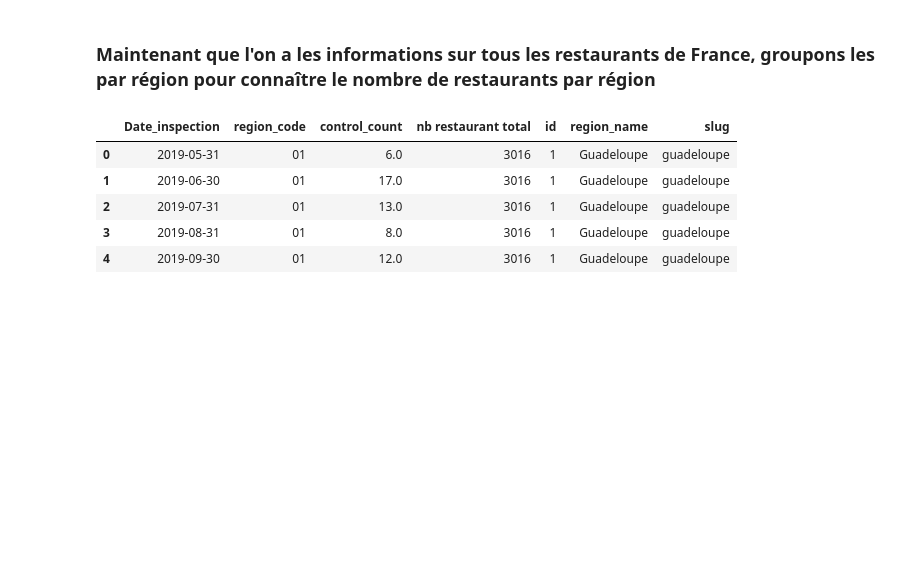
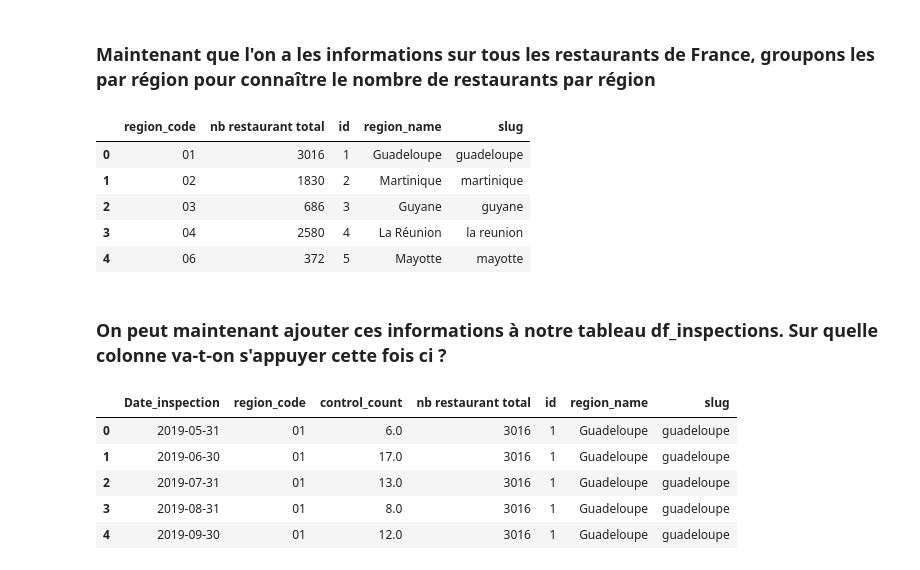
Before and after one commit to etalab-ia/ami-ia, a Jupyter notebook: session2/introduction_a_la_data_visualisation.ipynb, the cells around one changed output. Drawn from its saved outputs; the diff is of its cells as text; code cells hidden in the pictures; blank space fills up the shorter version.

```diff
--- a/session2/introduction_a_la_data_visualisation.ipynb
+++ b/session2/introduction_a_la_data_visualisation.ipynb
@@ -438,5 +443,15 @@ restaurants_with_regions.head()
 # %%
 nb_rest_regions = restaurants_with_regions.groupby(['region_code'])['siret'].count().reset_index(level = 'region_code')
 nb_rest_regions.columns = ['region_code','nb restaurant total']
 nb_rest_regions = pd.merge(nb_rest_regions, df_regions, how= 'left', on = 'region_code')
+nb_rest_regions.head()
+# %% [output]
+|  | region_code | nb restaurant total | id | region_name | slug |
+| 0 | 01 | 3016 | 1 | Guadeloupe | guadeloupe |
+| 1 | 02 | 1830 | 2 | Martinique | martinique |
+| 2 | 03 | 686 | 3 | Guyane | guyane |
+| 3 | 04 | 2580 | 4 | La Réunion | la reunion |
+| 4 | 06 | 372 | 5 | Mayotte | mayotte |
+# %% [markdown]
+### On peut maintenant ajouter ces informations à notre tableau df_inspections. Sur quelle colonne va-t-on s'appuyer cette fois ci ?
 # %%
```
Also changed, not shown: parts of 34 cells of this notebook.
